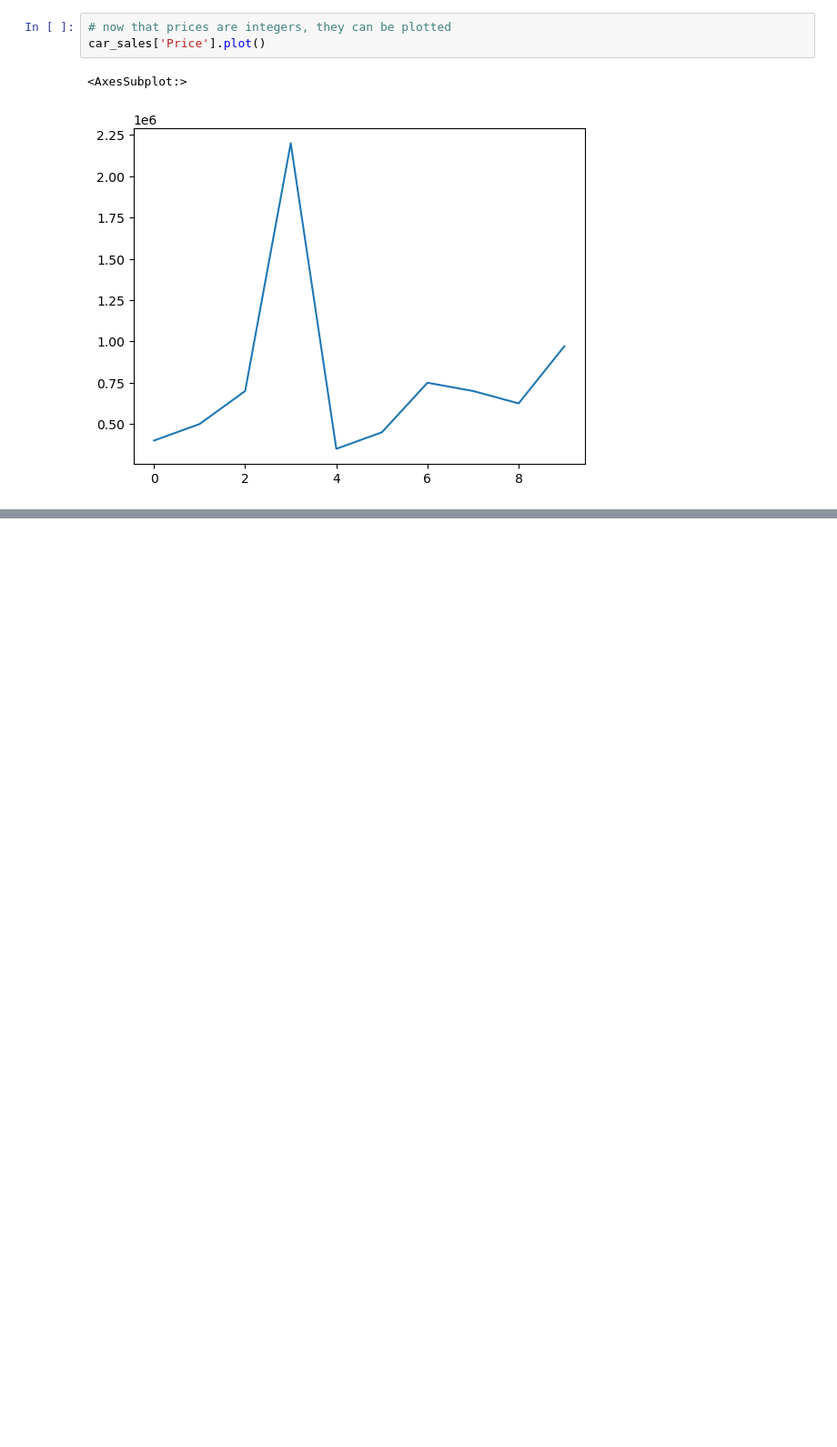
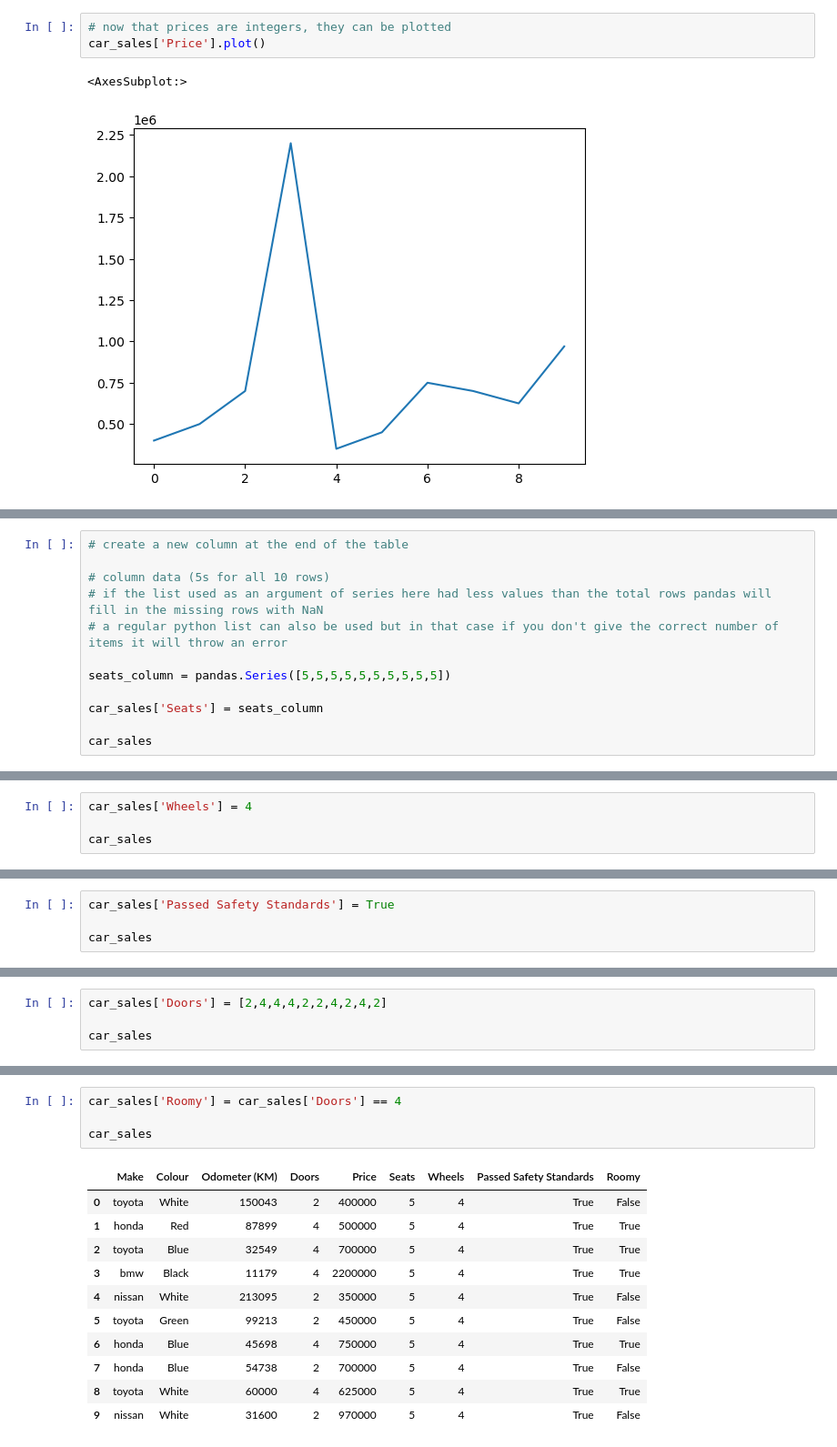
Before and after one commit to TowhidKashem/machine-learning, a Jupyter notebook: 2. intro-to-pandas/intro-to-pandas.ipynb, the cells around one changed output, grey strips where cells are left out. Shown: that part at 91% size. Cells and saved outputs as stored; diff of their text form; blank space fills up the shorter version.

```diff
--- a/2. intro-to-pandas/intro-to-pandas.ipynb
+++ b/2. intro-to-pandas/intro-to-pandas.ipynb
@@ -276,0 +347,12 @@ car_sales['Price'].plot()
+# %%
+# create a new column at the end of the table
+
+# column data (5s for all 10 rows)
+# if the list used as an argument of series here had less values than the total rows pandas will fill in the missing rows with NaN
+# a regular python list can also be used but in that case if you don't give the correct number of items it will throw an error
+
+seats_column = pandas.Series([5,5,5,5,5,5,5,5,5,5])
+
+car_sales['Seats'] = seats_column
+
+car_sales
@@ -276,0 +371,4 @@ car_sales['Price'].plot()
+# %%
+car_sales['Wheels'] = 4
+
+car_sales
@@ -276,0 +387,4 @@ car_sales['Price'].plot()
+# %%
+car_sales['Passed Safety Standards'] = True
+
+car_sales
@@ -276,0 +415,4 @@ car_sales['Price'].plot()
+# %%
+car_sales['Doors'] = [2,4,4,4,2,2,4,2,4,2]
+
+car_sales
@@ -276,0 +431,16 @@ car_sales['Price'].plot()
+# %%
+car_sales['Roomy'] = car_sales['Doors'] == 4
+
+car_sales
+# %% [output]
+|  | Make | Colour | Odometer (KM) | Doors | Price | Seats | Wheels | Passed Safety Standards | Roomy |
+| 0 | toyota | White | 150043 | 2 | 400000 | 5 | 4 | True | False |
+| 1 | honda | Red | 87899 | 4 | 500000 | 5 | 4 | True | True |
+| 2 | toyota | Blue | 32549 | 4 | 700000 | 5 | 4 | True | True |
+| 3 | bmw | Black | 11179 | 4 | 2200000 | 5 | 4 | True | True |
+| 4 | nissan | White | 213095 | 2 | 350000 | 5 | 4 | True | False |
+| 5 | toyota | Green | 99213 | 2 | 450000 | 5 | 4 | True | False |
+| 6 | honda | Blue | 45698 | 4 | 750000 | 5 | 4 | True | True |
+| 7 | honda | Blue | 54738 | 2 | 700000 | 5 | 4 | True | False |
+| 8 | toyota | White | 60000 | 4 | 625000 | 5 | 4 | True | True |
+| 9 | nissan | White | 31600 | 2 | 970000 | 5 | 4 | True | False |
```
Also changed, not shown: parts of 17 cells of this notebook, 2 other files.
